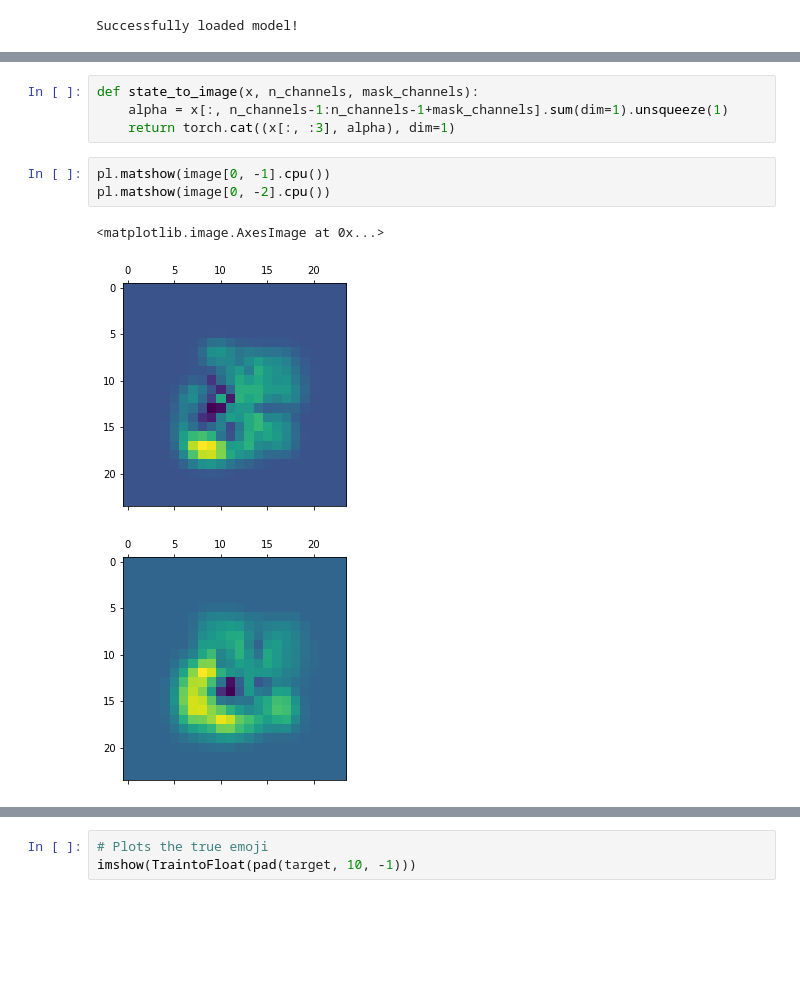
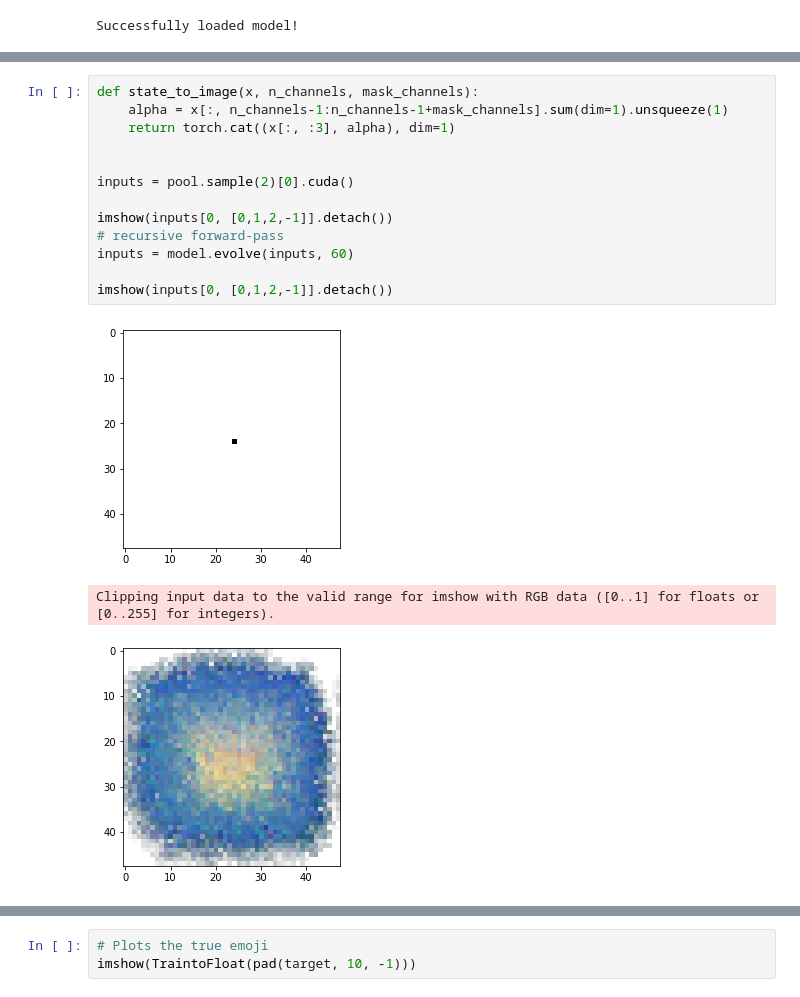
Before and after one commit to LetteraUnica/neural_cellular_automata, a Jupyter notebook: pytorch_ca/multiple_CA.ipynb, the cells around one changed output, grey strips where cells are left out. Cells and saved outputs as stored; diff of their text form; blank space fills up the shorter version.

```diff
--- a/pytorch_ca/multiple_CA.ipynb
+++ b/pytorch_ca/multiple_CA.ipynb
@@ -68,11 +75,17 @@ pl.show()
 # %%
 def state_to_image(x, n_channels, mask_channels):
     alpha = x[:, n_channels-1:n_channels-1+mask_channels].sum(dim=1).unsqueeze(1)
     return torch.cat((x[:, :3], alpha), dim=1)
+
+
+inputs = pool.sample(2)[0].cuda()
+
+imshow(inputs[0, [0,1,2,-1]].detach())
+# recursive forward-pass
+inputs = model.evolve(inputs, 60)
+
+imshow(inputs[0, [0,1,2,-1]].detach())
+# %% [output]
+[figure, added]
+Clipping input data to the valid range for imshow with RGB data ([0..1] for floats or [0..255] for integers).
+[figure, added]
-# %%
-pl.matshow(image[0, -1].cpu())
-pl.matshow(image[0, -2].cpu())
-# %% [output]
-<matplotlib.image.AxesImage at 0x...>
-[figure, removed]
-[figure, removed]
```
Also changed, not shown: parts of 6 cells of this notebook, 4 other files.
